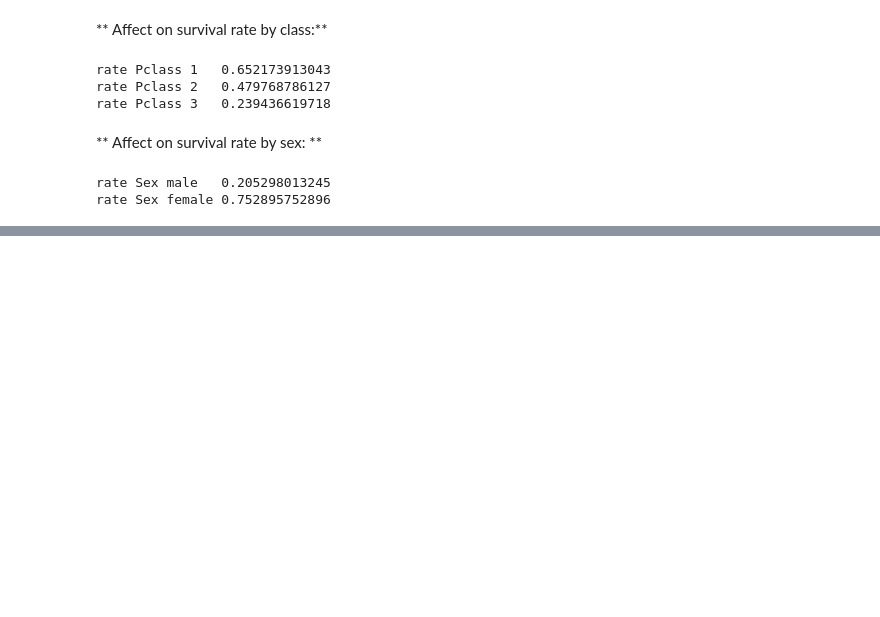
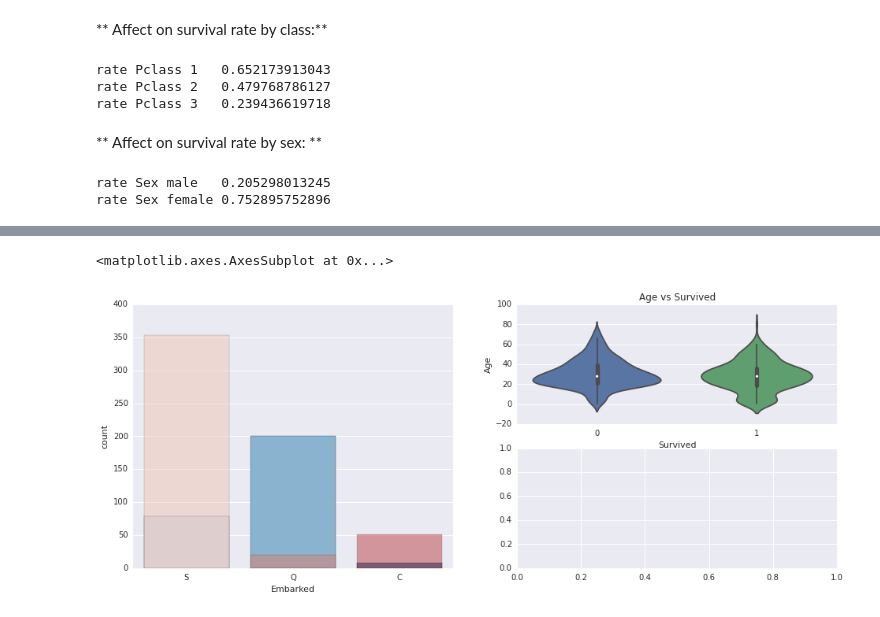
Before and after one commit to sachdevs/k_titanic, a Jupyter notebook: Research and visualizations.ipynb, the cells around one changed output, grey strips where cells are left out. Cells and saved outputs as stored; diff of their text form; code cells hidden in the pictures; blank space fills up the shorter version.

```diff
--- a/Research and visualizations.ipynb
+++ b/Research and visualizations.ipynb
@@ -108,0 +108,12 @@ sns.kdeplot(df[df.Pclass == 3].Age, shade=True, label='3rd class')
+# %%
+plt.subplot2grid((2,2), (0,0), rowspan=2)
+sns.set(style="darkgrid")
+sns.countplot(df.Embarked[df.Survived == 1], palette="Blues", alpha=0.85)
+sns.countplot(df.Embarked[df.Survived == 0], palette="Reds", alpha=0.45)
+plt.subplot2grid((2,2),(0,1))
+plt.title('Age vs Survived')
+sns.violinplot(y=df.Age, x=df.Survived)
+plt.subplot2grid((2,2),(1,1))
+# %% [output]
+<matplotlib.axes.AxesSubplot at 0x...>
+[figure, added]
```
Also changed, not shown: parts of 2 cells of this notebook.
